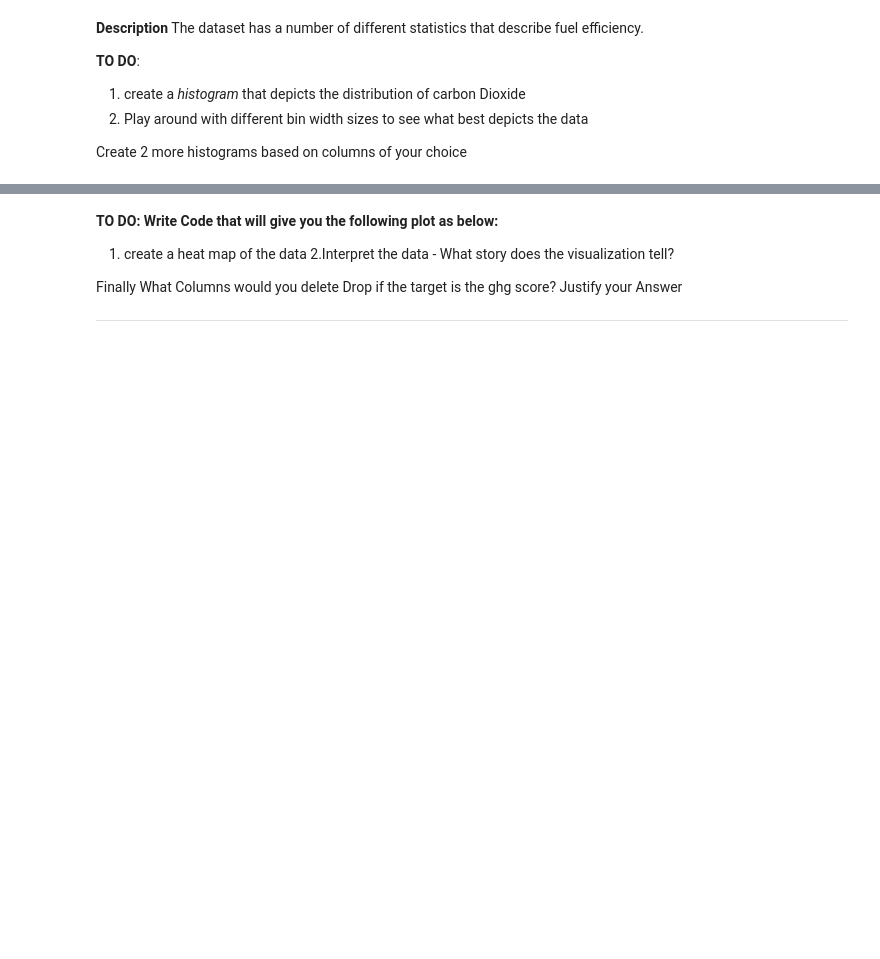
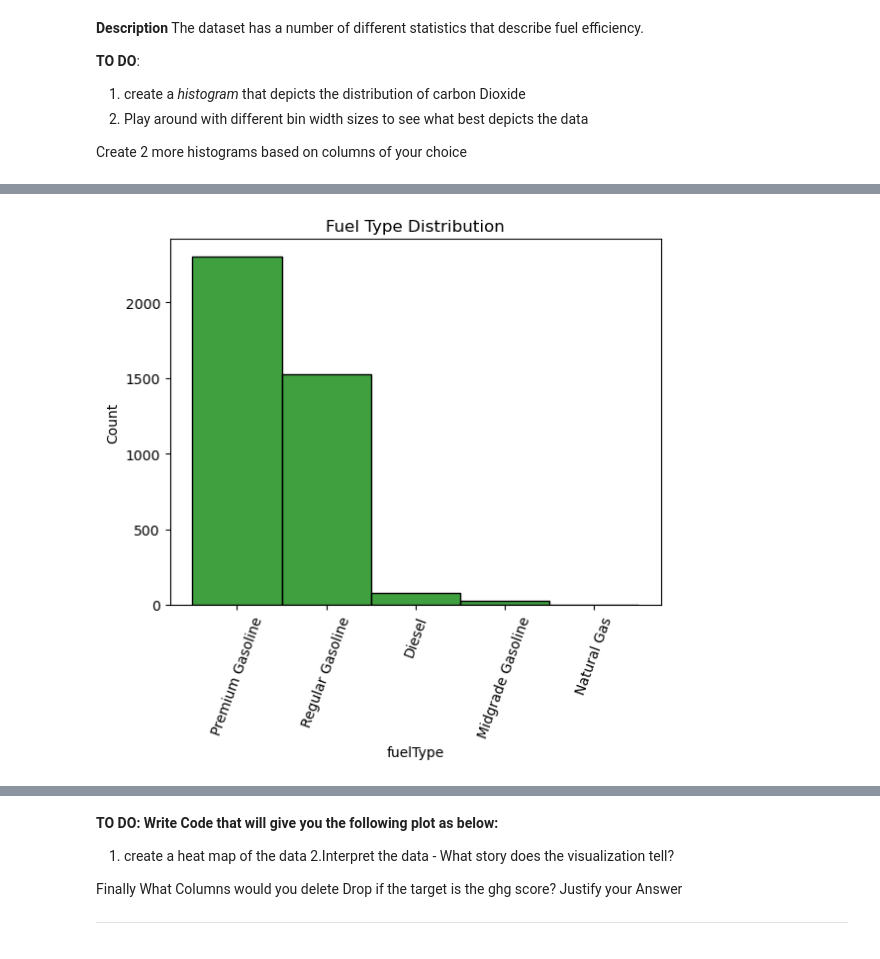
Before and after one commit to AkotoChristine/Project_Plotting_Peer_Group8, a Jupyter notebook: Plotting Assignment.ipynb, the cells around one changed output, grey strips where cells are left out. Drawn from its saved outputs; the diff is of its cells as text; code cells hidden in the pictures; blank space fills up the shorter version.

```diff
--- a/Plotting Assignment.ipynb
+++ b/Plotting Assignment.ipynb
@@ -76,0 +74,7 @@ plt.show()
+# %%
+sns.histplot(data = data, x = "fuelType", bins = 30, color = "green")
+plt.xticks(rotation=70)
+plt.title("Fuel Type Distribution")
+plt.show()
+# %% [output]
+[figure, added]
```
Also changed, not shown: parts of 4 cells of this notebook.
